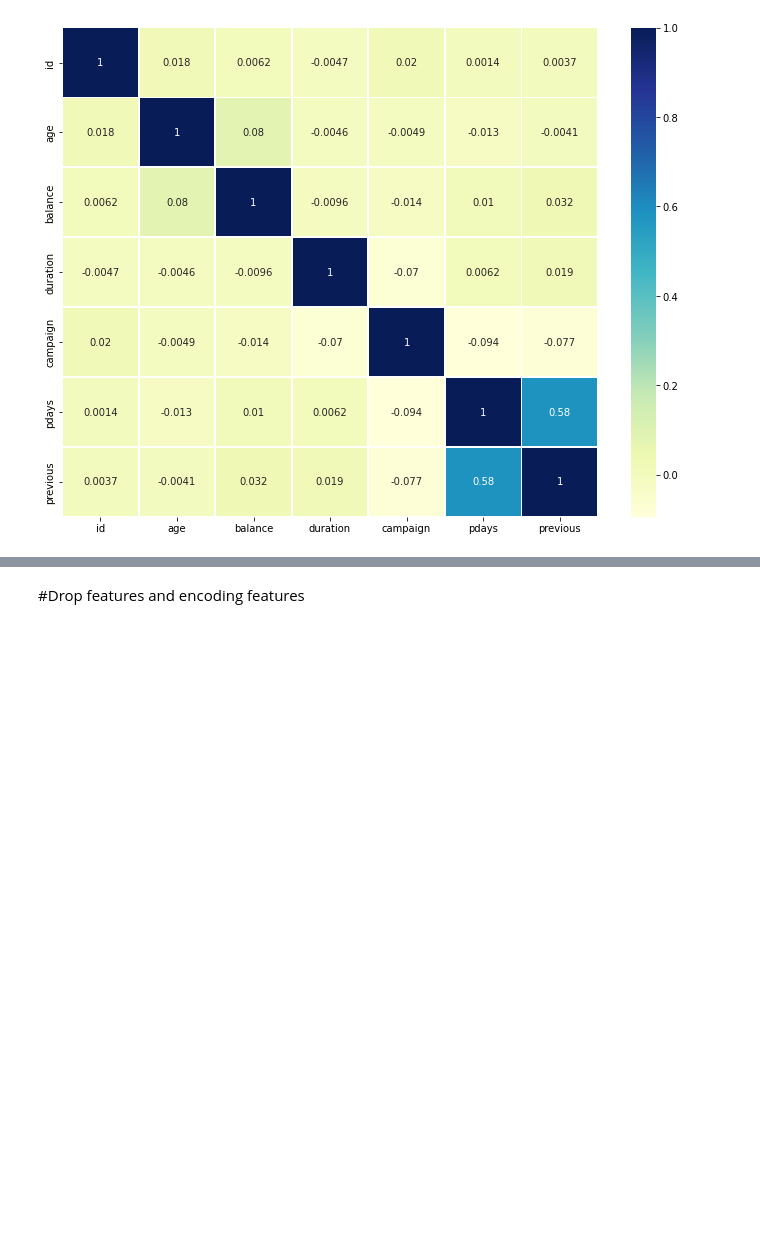
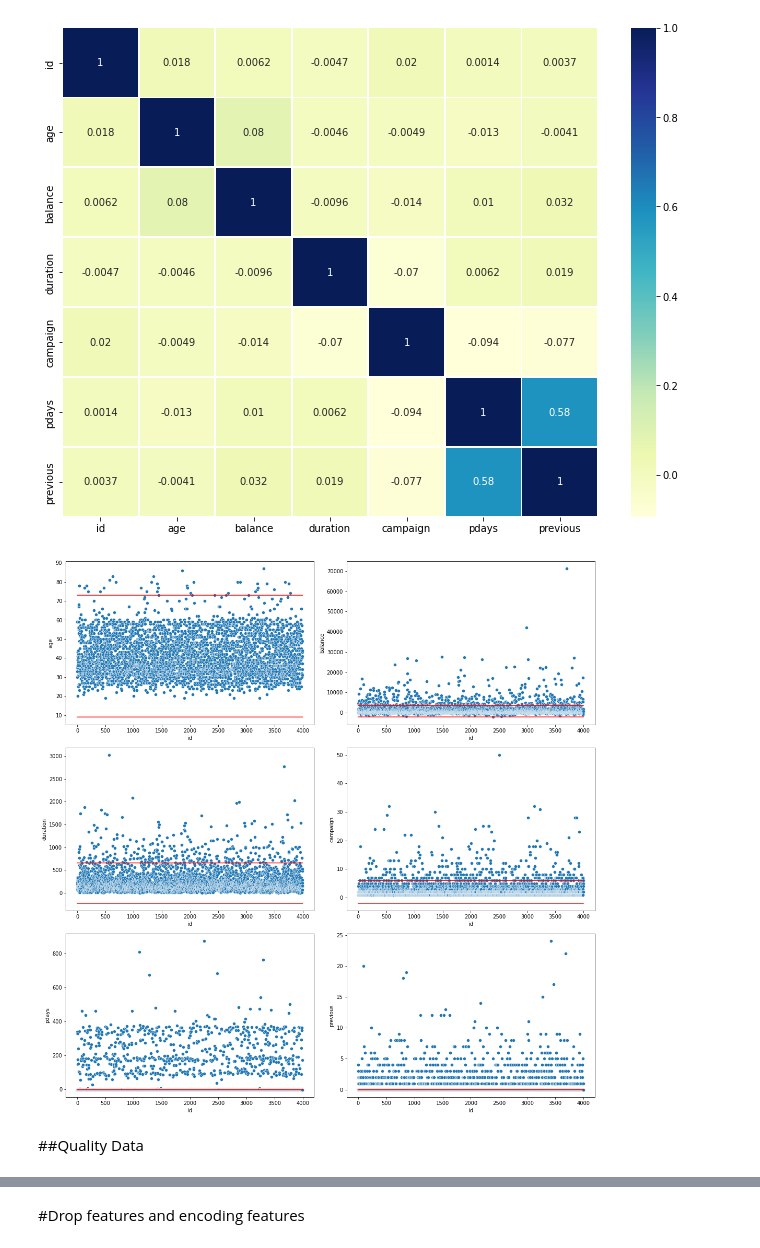
Before and after one commit to gri11/aihack-preparation, a Jupyter notebook: aihack_preparation.ipynb, the cells around one changed output, grey strips where cells are left out. Saved outputs shown, nothing was run; the diff lists cells and outputs as text; code cells hidden in the pictures; blank space fills up the shorter version.

```diff
--- a/aihack_preparation.ipynb
+++ b/aihack_preparation.ipynb
@@ -94,3 +88,30 @@ def heat_map_plt(dataset):
 heat_map_plt(df)
 # %% [output]
 [figure]
+# %%
+def outlier(df):
+    Q1 = df.quantile(0.25)
+    Q3 = df.quantile(0.75)
+    IQR = Q3 - Q1
+    return [(Q1 - 1.5 * IQR), (Q3 + 1.5 * IQR)]
+
+    #df = df[~((df < (Q1 - 1.5 * IQR)) |(df > (Q3 + 1.5 * IQR))).any(axis=1)]
+# %%
+def plot_with_features(dfm, column, show_outlier=False):
+    f, ax = plt.subplots(nrows= int(len(column) / 2) + len(column) % 2, ncols=2, figsize=(15, 15))
+    for i in range(len(column)):
+        ax[int(i / 2), i % 2].scatter([i for i in range(len(dfm))], dfm[column[i]], edgecolor="white", linewidth=.5)
+        ax[int(i / 2), i % 2].set_xlabel("id")
+        ax[int(i / 2), i % 2].set_ylabel(column[i])
+        if show_outlier:
+            lower, upper = outlier(dfm[column[i]])
+            ax[int(i / 2), i % 2].plot([i for i in range(len(dfm))], [lower for i in range(len(dfm))], color = "red")
+            ax[int(i / 2), i % 2].plot([i for i in range(len(dfm))], [upper for i in range(len(dfm))], color = "red")
+    f.tight_layout()
+    plt.show()
+# %%
+plot_with_features(df, ["age", "balance", "duration", "campaign", "pdays", "previous"], True)
+# %% [output]
+[figure, added]
+# %% [markdown]
+##Quality Data
```
Also changed, not shown: parts of 139 cells of this notebook.
